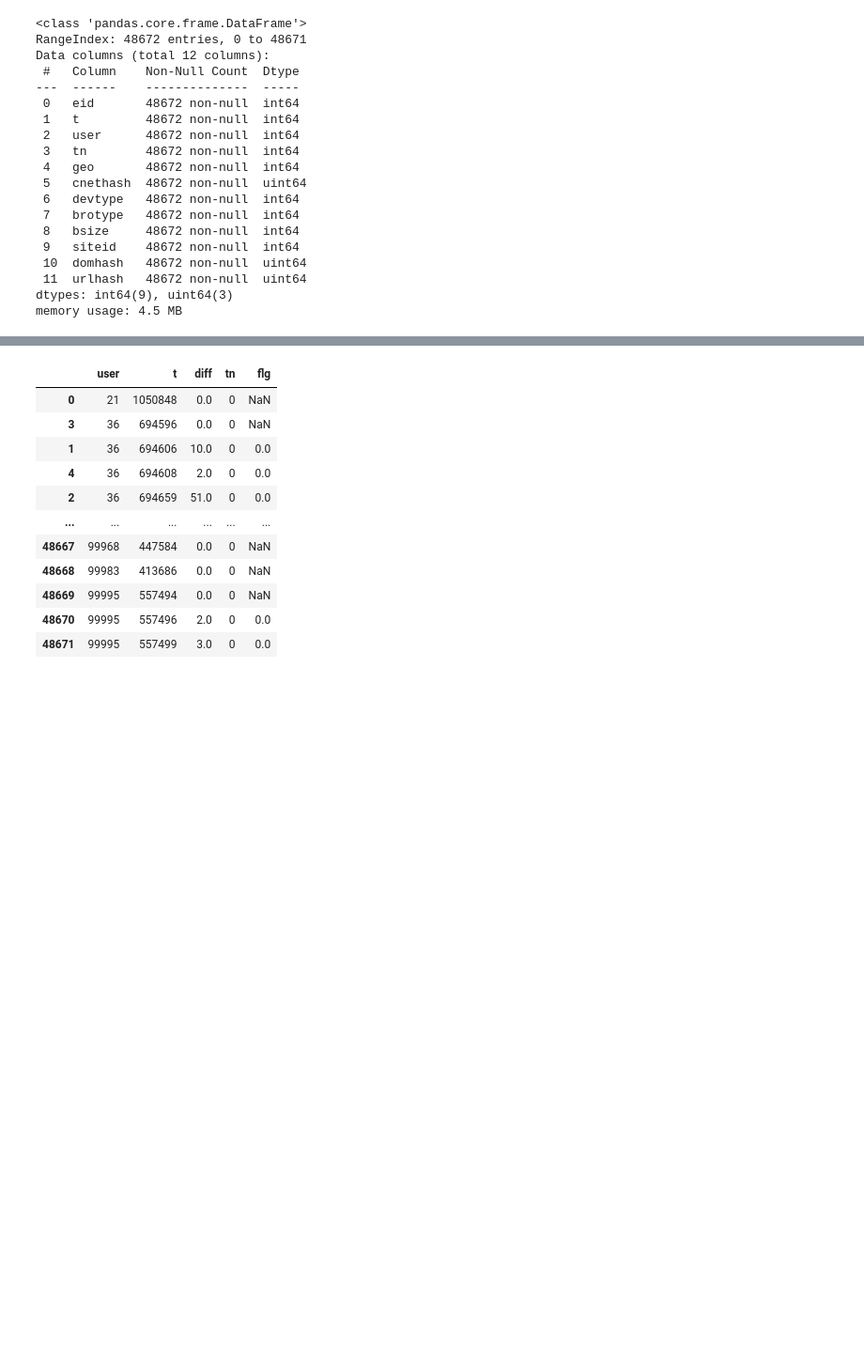
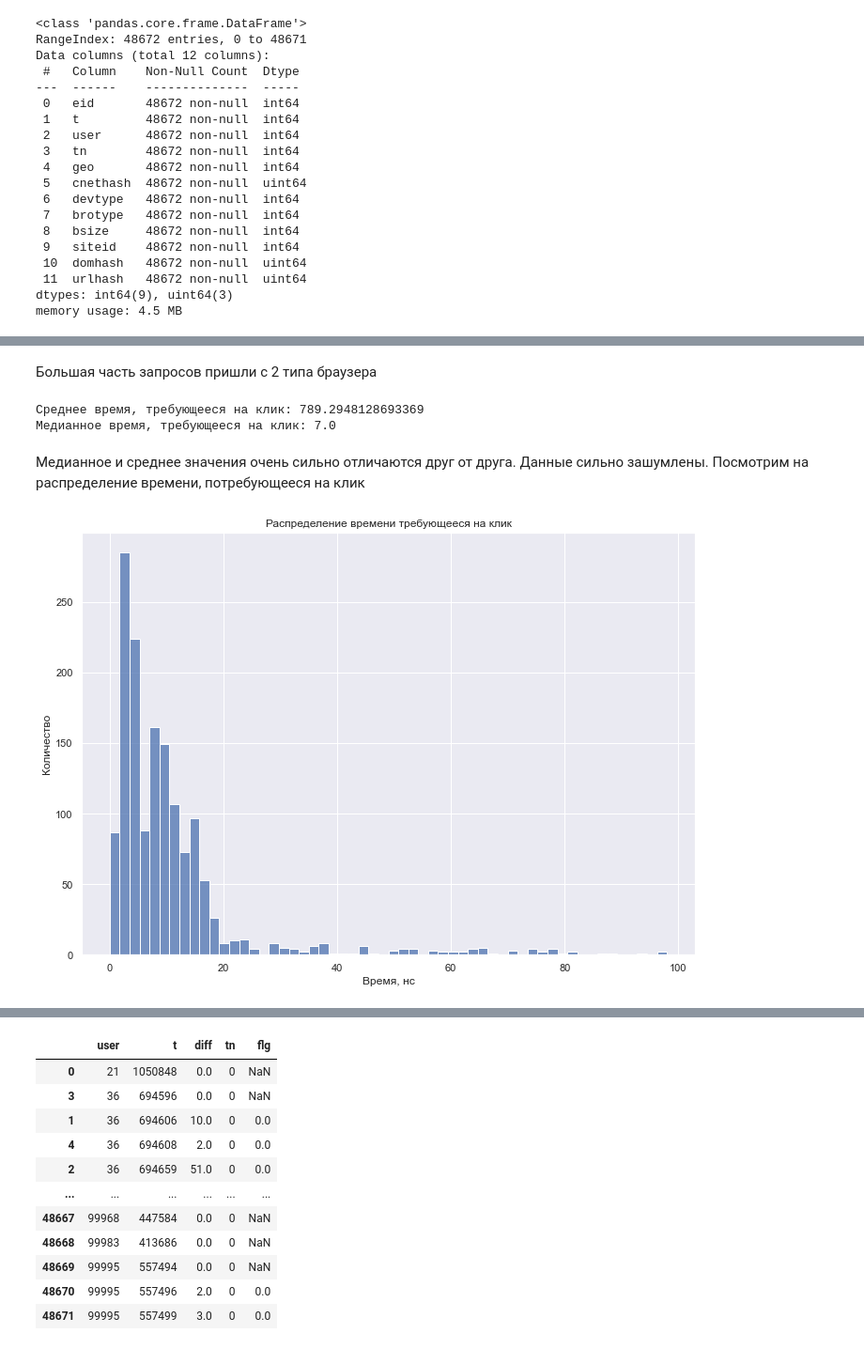
Before and after one commit to AlexeyKurlevsky/traffic-analysis, a Jupyter notebook: notebooks/1. First review.ipynb, the cells around one changed output, grey strips where cells are left out. Shown: that part at 94% size. Cells and saved outputs as stored; diff of their text form; code cells hidden in the pictures; blank space fills up the shorter version.

```diff
--- a/Untitled.ipynb
+++ b/notebooks/1. First review.ipynb
@@ -69,0 +107,20 @@ min(df_sort['t'])
+# %% [markdown]
+Большая часть запросов пришли с 2 типа браузера
+# %%
+df_user_click = df_sort[df_sort['flg'] == 1]
+mean_val = df_user_click['duration'].mean()
+median_val = df_user_click['duration'].median()
+
+print(f'Среднее время, требующееся на клик: {mean_val}\nМедианное время, требующееся на клик: {median_val}')
+
+n_init = df_user_click.shape[0]
+# %% [output]
+Среднее время, требующееся на клик: 789.2948128693369
+Медианное время, требующееся на клик: 7.0
+# %% [markdown]
+Медианное и среднее значения очень сильно отличаются друг от друга. Данные сильно зашумлены. Посмотрим на распределение времени, потребующееся на клик
+# %%
+figure = sns.histplot(data=df_user_click[df_user_click['duration'] < 100], x='duration')
+plot_conf = figure.set(xlabel ='Время, нс', ylabel = 'Количество', title ='Распределение времени требующееся на клик')
+# %% [output]
+[figure, added]
```
Also changed, not shown: parts of 11 cells of this notebook, 3 other files.
